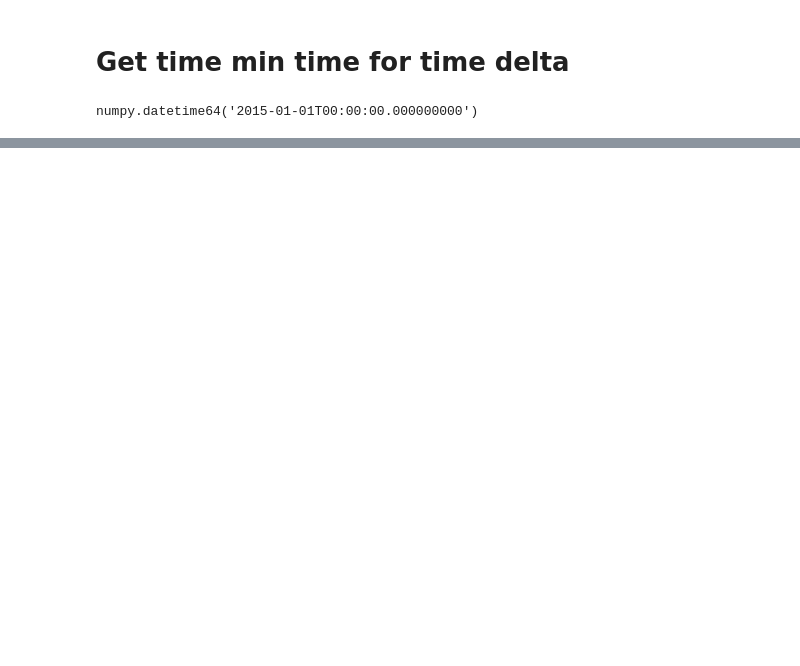
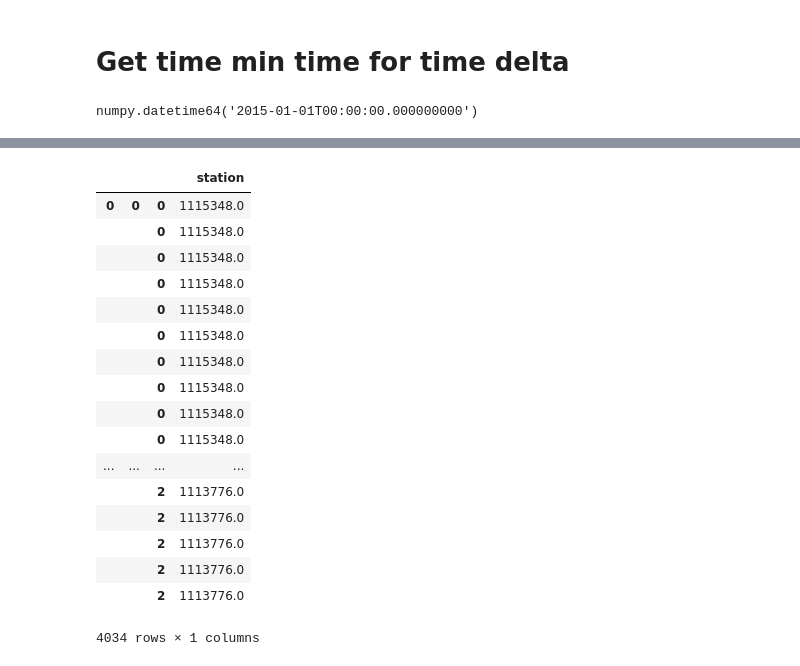
Before and after one commit to abrespect/DSE_Cohort2_Traffic_Capstone, a Jupyter notebook: cohort2/exploration/traffic_prediction_model.ipynb, the cells around one changed output, grey strips where cells are left out. Cells and saved outputs as stored; diff of their text form; code cells hidden in the pictures; blank space fills up the shorter version.

Commit message:
updated traffic prediction model

```diff
--- a/cohort2/exploration/traffic_prediction_model.ipynb
+++ b/cohort2/exploration/traffic_prediction_model.ipynb
@@ -410,0 +474,8 @@ slice_of_heaven.show()
+# %%
+station_lookup = (
+    g_df
+    .loc[:,['locat','type_order','type_to_int','station']]
+    .drop_duplicates()
+    .set_index(['locat','type_order','type_to_int'])
+)
+station_lookup
@@ -410,0 +605,32 @@ slice_of_heaven.show()
+# %%
+#initialize all the stations
+last_pred = {}
+last_pred[0]={}
+for s in sorted(segments.keys()):
+    x_test = segments[s]['X_test'].iloc[[0],:]
+    y_test = segments[s]['Y_test'].iloc[[0],:]
+    y_pred = segments[s]['Y_pred'].iloc[[0],:]
+
+    last_pred[0][s]=y_pred
+
+#now we want to pull the  t-1 traffic prediction for each station segment
+#updating the test values with the predicted values for the s+1 and s-1 stations
+for t in range(1,5):
+    #print 't',t
+    last_pred[t]={}
+
+    pdelta = [last_pred[t-1][s] for s in sorted(segments.keys())]
+
+
+    for s in sorted(segments.keys()):
+        x_test = segments[s]['X_test'].iloc[[t],:]
+        y_test = segments[s]['Y_test'].iloc[[t],:]
+
+
+        station_lookup= segments[s]['station_lookup']
+
+
+        #y_pred = segments[s]['reg'].predict(x_test)
+        #y_pred = pd.DataFrame( y_pred, columns=segments[s]['Y_cols'])
+
+        last_pred[t][s]=y_pred
@@ -410,0 +651,21 @@ slice_of_heaven.show()
+# %%
+station_lookup.loc[x_test.loc[:,'avgoccupancy'].columns]
+# %% [output]
+|  |  |  | station |
+| 0 | 0 | 0 | 1115348.0 |
+|  |  | 0 | 1115348.0 |
+|  |  | 0 | 1115348.0 |
+|  |  | 0 | 1115348.0 |
+|  |  | 0 | 1115348.0 |
+|  |  | 0 | 1115348.0 |
+|  |  | 0 | 1115348.0 |
+|  |  | 0 | 1115348.0 |
+|  |  | 0 | 1115348.0 |
+|  |  | 0 | 1115348.0 |
+| ... | ... | ... | ... |
+|  |  | 2 | 1113776.0 |
+|  |  | 2 | 1113776.0 |
+|  |  | 2 | 1113776.0 |
+|  |  | 2 | 1113776.0 |
+|  |  | 2 | 1113776.0 |
+4034 rows × 1 columns
```
Also changed, not shown: parts of 60 cells of this notebook.
